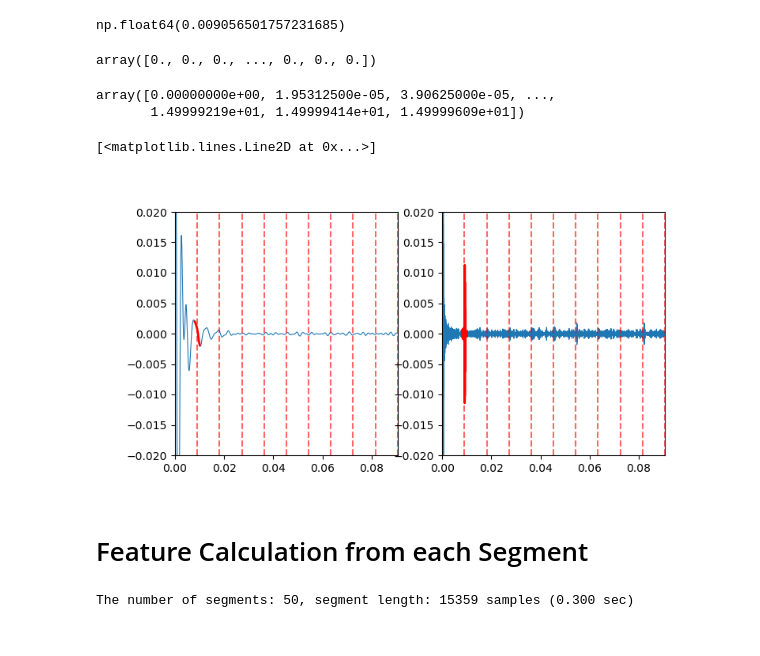
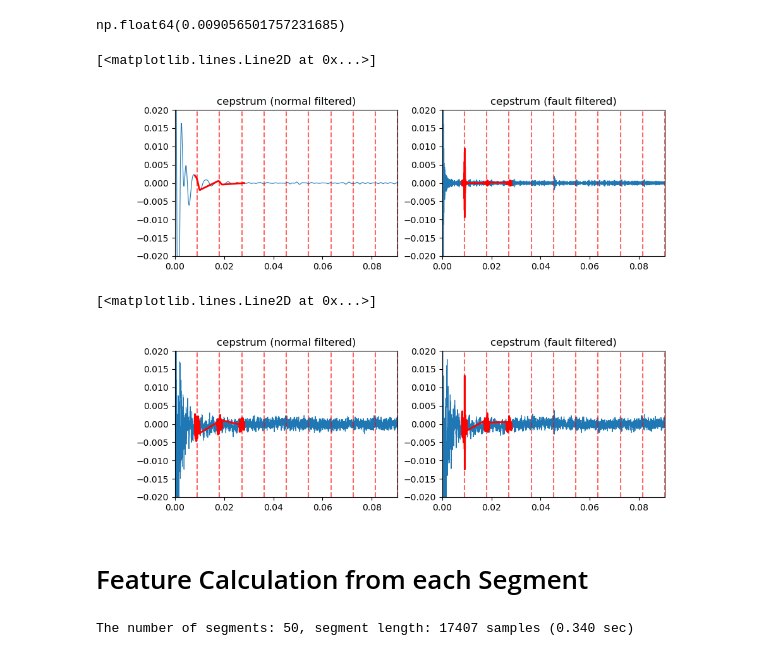
Before and after one commit to jongmoonha/Train_fault_simulation, a Jupyter notebook: c_field_analysis.ipynb, the cells around one changed output. Cells and saved outputs as stored; diff of their text form; code cells hidden in the pictures.

```diff
--- a/c_field_analysis.ipynb
+++ b/c_field_analysis.ipynb
@@ -56,12 +56,13 @@ config = {
 # Normal Signal Import
 # %%
 dir = './data_field/'
-filename = 'Log.mat'
+filename = 'Log'
+# filename = 'Log107'
 
-dir_file = dir + filename
+dir_file = dir + filename + '.mat'
 data = mat73.loadmat(dir_file)
 
-v_tot = data['Log']['rawdata']  # vibration signal
+v_tot = data[filename]['rawdata']  # vibration signal
 fs = 51200  # sampling frequency
 t = np.arange(len(v_tot)) / fs  # time vector
 N = len(v_tot)  # number of samples
@@ -81,14 +82,18 @@ x_normal = v_tot[:, ch]
 t = t = np.arange(len(x_normal)) / fs  # time vector
 N = len(x_normal)
 
-plt.figure()
-plt.subplot(2,1,1)
+plt.figure(figsize=(12, 4))
+
+plt.subplot(1,2,1)
 plt.plot(t, x_normal)
-
-x_normal = x_normal[(t<20) & (t>5)]
+plt.xlabel('Time (s)')
+plt.ylabel('Amplitude')
+x_normal = x_normal[(t>3) & (t<20)]
 t = t = np.arange(len(x_normal)) / fs  # time vector
 N = len(x_normal)
 
-plt.subplot(2,1,2)
+plt.subplot(1,2,2)
 plt.plot(t, x_normal)
+plt.xlabel('Time (s)')
+plt.ylabel('Amplitude')
 # %% [output]
@@ -233,34 +288,59 @@ ax[1].plot(f[idx_range], A[idx_range], color='r', linewidth=2)
 1/fault_freq
 # %% [output]
 np.float64(0.009056501757231685)
-# %%
-cep_x-t
-# %% [output]
-array([0., 0., 0., ..., 0., 0., 0.])
-# %%
-t
-# %% [output]
-array([0.00000000e+00, 1.95312500e-05, 3.90625000e-05, ...,
-       1.49999219e+01, 1.49999414e+01, 1.49999609e+01])
 # %%
+# cep_n = real_cepstrum(x_normal-np.mean(x_normal))
+# cep_f = real_cepstrum(x_fault_signal-np.mean(x_fault_signal))
+# cep_x = np.arange(len(cep_n)) / fs
+
 cep_n = real_cepstrum(xf_n-np.mean(xf_n))
 cep_f = real_cepstrum(xf_s-np.mean(xf_s))
 cep_x = np.arange(len(cep_n)) / fs
 
 vlines = [h for h in five_harmonics(1/fault_freq, n=10) if h <= 1000]
 
-cep_x_range = 0.001
-idx_range = np.where((cep_x >= 1/fault_freq-cep_x_range) & (cep_x <= 1/fault_freq+cep_x_range))[0]
+t_range = 0.001
+harmonics = np.arange(1, 4)
+idx_range = [
+    np.where((cep_x >= k/(fault_freq) - t_range) & (cep_x <= k/(fault_freq) + t_range))[0]
+    for k in harmonics
+]
+idx_range = np.concatenate(idx_range)
+fig, ax = plt.subplots(1, 2, figsize=(10, 3))
 
-fig, ax = plt.subplots(1, 2, figsize=(8, 4))
-
-env = np.abs(hilbert(xf_n))
 plot_cepstrum(ax[0], cep_x, cep_n, title='cepstrum (normal filtered)', vlines=vlines, xlim=[0, 1/fault_freq * 10], ylim=[-0.02, 0.02])
 ax[0].plot(cep_x[idx_range], cep_n[idx_range], color='r', linewidth=2)
 
-env = np.abs(hilbert(xf_s))
 plot_cepstrum(ax[1], cep_x, cep_f, title='cepstrum (fault filtered)', vlines=vlines, xlim=[0, 1/fault_freq * 10], ylim=[-0.02, 0.02])
 ax[1].plot(cep_x[idx_range], cep_f[idx_range], color='r', linewidth=2)
 # %% [output]
 [<matplotlib.lines.Line2D at 0x...>]
-[figure, old version]
+[figure, new version]
+# %%
+cep_n = real_cepstrum(x_normal-np.mean(x_normal))
+cep_f = real_cepstrum(x_fault_signal-np.mean(x_fault_signal))
+cep_x = np.arange(len(cep_n)) / fs
+
+# cep_n = real_cepstrum(xf_n-np.mean(xf_n))
+# cep_f = real_cepstrum(xf_s-np.mean(xf_s))
+# cep_x = np.arange(len(cep_n)) / fs
+
+vlines = [h for h in five_harmonics(1/fault_freq, n=10) if h <= 1000]
+
+t_range = 0.001
+harmonics = np.arange(1, 4)
+idx_range = [
+    np.where((cep_x >= k/(fault_freq) - t_range) & (cep_x <= k/(fault_freq) + t_range))[0]
+    for k in harmonics
+]
+idx_range = np.concatenate(idx_range)
+fig, ax = plt.subplots(1, 2, figsize=(10, 3))
+
+plot_cepstrum(ax[0], cep_x, cep_n, title='cepstrum (normal filtered)', vlines=vlines, xlim=[0, 1/fault_freq * 10], ylim=[-0.02, 0.02])
+ax[0].plot(cep_x[idx_range], cep_n[idx_range], color='r', linewidth=2)
+
+plot_cepstrum(ax[1], cep_x, cep_f, title='cepstrum (fault filtered)', vlines=vlines, xlim=[0, 1/fault_freq * 10], ylim=[-0.02, 0.02])
+ax[1].plot(cep_x[idx_range], cep_f[idx_range], color='r', linewidth=2)
+# %% [output]
+[<matplotlib.lines.Line2D at 0x...>]
+[figure, added]
@@ -278,4 +396,4 @@ seg_f = segments(x_fault_signal)
 
 print(f'The number of segments: {S}, segment length: {L} samples ({L/fs:.3f} sec)')
 # %% [output]
-The number of segments: 50, segment length: 15359 samples (0.300 sec)
+The number of segments: 50, segment length: 17407 samples (0.340 sec)
```
Also changed, not shown: parts of 17 cells of this notebook, 8 other files.
